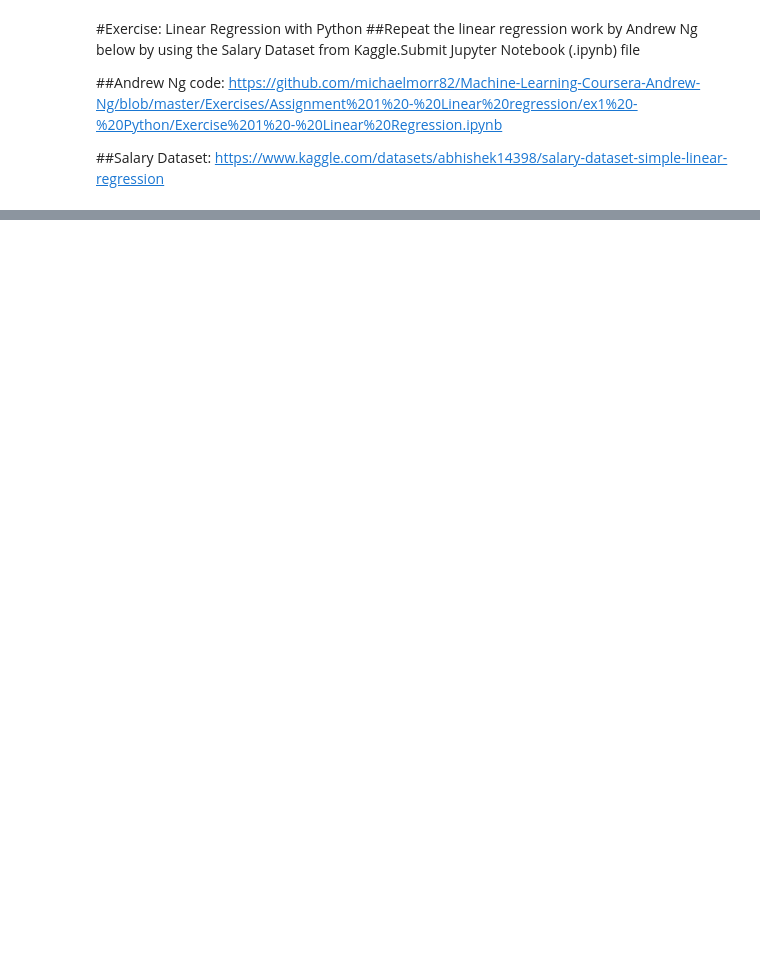
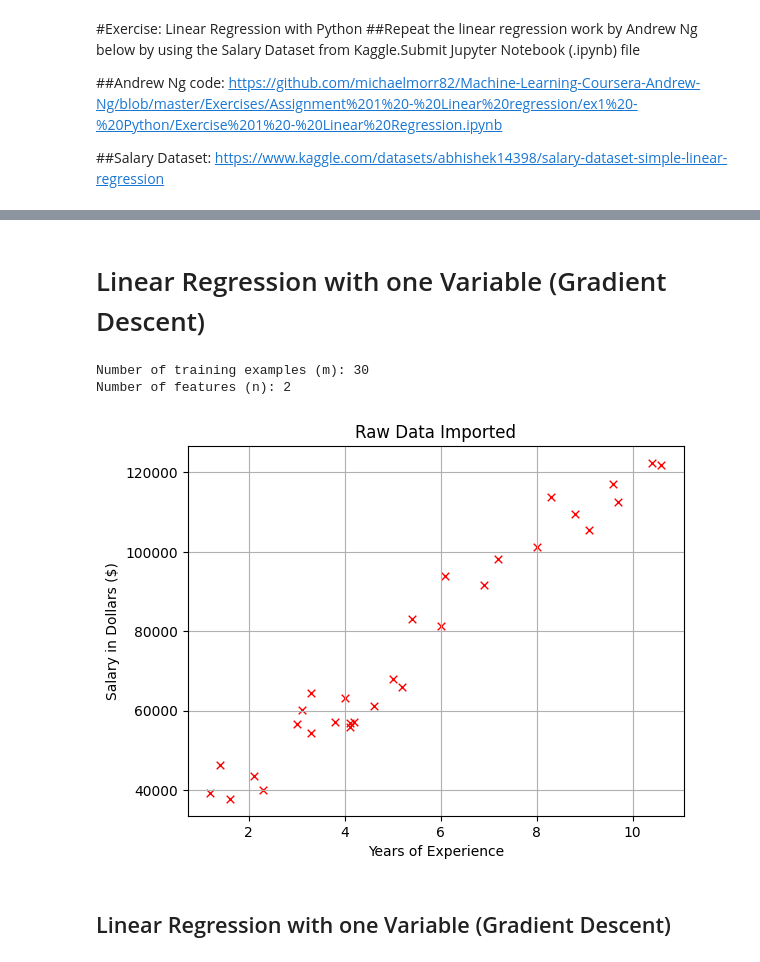
Before and after one commit to NusratBegum/Machine-Learning, a Jupyter notebook: Machine_Learning_Homework_1_2.ipynb, the cells around one changed output, grey strips where cells are left out. Cells and saved outputs as stored; diff of their text form; code cells hidden in the pictures; blank space fills up the shorter version.

```diff
--- a/Machine_Learning_Homework_1_2.ipynb
+++ b/Machine_Learning_Homework_1_2.ipynb
@@ -12,13 +29,9 @@ https://www.kaggle.com/datasets/abhishek14398/salary-dataset-simple-linear-regre
 # %%
-!pip install opendatasets --upgrade --quiet
-import opendatasets as od
-
+# opendatasets library will downlod a .zip file and unzip it
 od.download("https://www.kaggle.com/datasets/abhishek14398/salary-dataset-simple-linear-regression")
-
-data_path = "/kaggle/datasets/abhishek14398/salary-dataset-simple-linear-regression"
-
-import pandas as pd
-
-df = pd.read_csv(data_path + "/Salary_Data.csv")
-
+# declare the directory where the data will be download in colab
+data_path = "/content/salary-dataset-simple-linear-regression"
+# Pandas Reading the csv file
+df = pd.read_csv(data_path + "/Salary_dataset.csv")
+# Checking first few rows
 df.head()
@@ -24,0 +81,4 @@ df.head()
+# %%
+# We do not need first column as it only shows index number
+df = df.iloc[:, 1:]
+display(df)
@@ -24,0 +103,33 @@ df.head()
+# %% [markdown]
+# Linear Regression with one Variable (Gradient Descent)
+# %%
+# Converting into Numpy Arrays
+data = df.to_numpy()
+
+#Add a column of ones to the data matrix that allows us to treat the intercept parameter as a feature.
+X = np.c_[np.ones(len(data)),data[:,0]]
+
+y = np.c_[data[:,1]] # set y data to the second imported column
+m, n = X.shape # m as rows/dimensions/features, n as columns/sample/record/observations
+
+# print('Number of features (n): %.0f'%(n))
+print('Number of training examples (m): %.0f'%(m))
+print('Number of features (n): %.0f'%(n))
+
+
+# Create a Scatter Plot of the data by using Matplotlib to see the Data Distribution or Spread
+# Creating our X axis as YearsExperience column and Y axis as Salary Column
+%matplotlib inline
+plt.figure()
+plt.scatter(X[:,1], y, s=30, c='r', marker='x', linewidths=1)
+plt.xlabel('Years of Experience')  # Corrected label
+plt.ylabel('Salary in Dollars ($)')  # Corrected label
+plt.title('Raw Data Imported')
+plt.grid(True)
+plt.show()
+# %% [output]
+Number of training examples (m): 30
+Number of features (n): 2
+[figure, added]
+# %% [markdown]
+## Linear Regression with one Variable (Gradient Descent)
```
Also changed, not shown: parts of 23 cells of this notebook.
